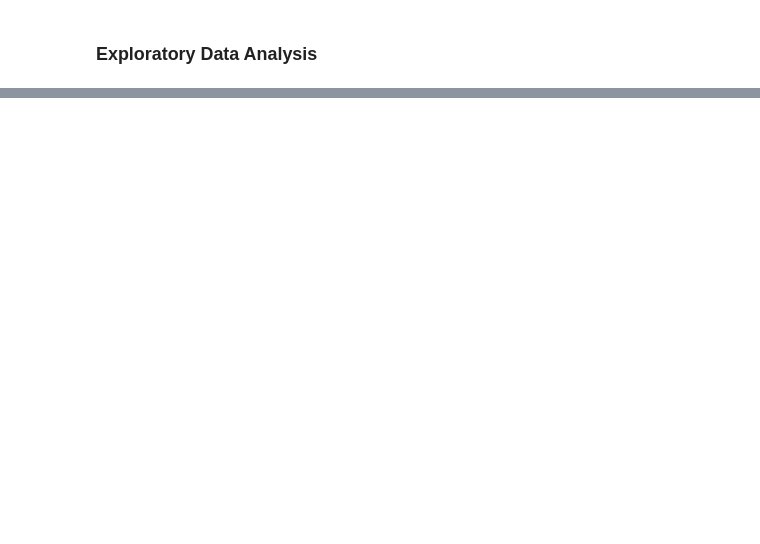
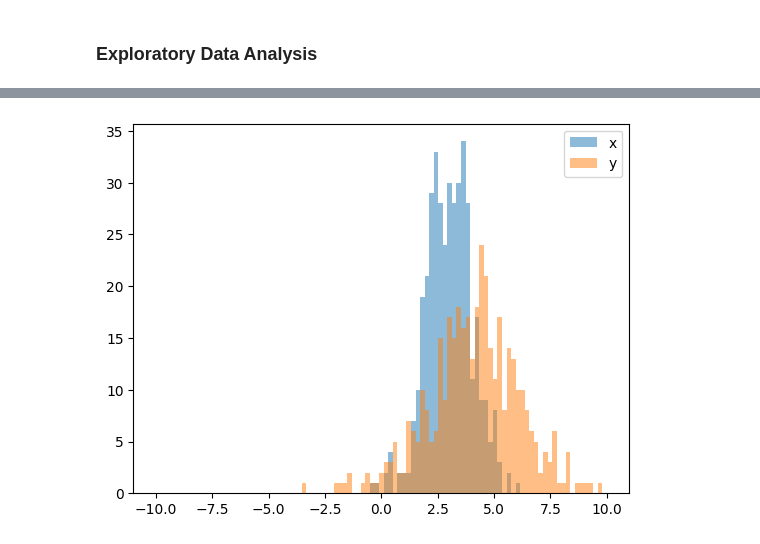
Before and after one commit to pondyasha/NFL_Attendence_Prediction, a Jupyter notebook: colts_analysis.ipynb, the cells around one changed output, grey strips where cells are left out. Cells and saved outputs as stored; diff of their text form; code cells hidden in the pictures; blank space fills up the shorter version.

```diff
--- a/colts_analysis.ipynb
+++ b/colts_analysis.ipynb
@@ -546,0 +581,16 @@ colts_data = colts_data.paid.fillna('Y')
+# %%
+import random
+import numpy
+from matplotlib import pyplot
+
+x = [random.gauss(3,1) for _ in range(400)]
+y = [random.gauss(4,2) for _ in range(400)]
+
+bins = numpy.linspace(-10, 10, 100)
+
+pyplot.hist(x, bins, alpha=0.5, label='x')
+pyplot.hist(y, bins, alpha=0.5, label='y')
+pyplot.legend(loc='upper right')
+pyplot.show()
+# %% [output]
+[figure, added]
```
Also changed, not shown: parts of 13 cells of this notebook.
